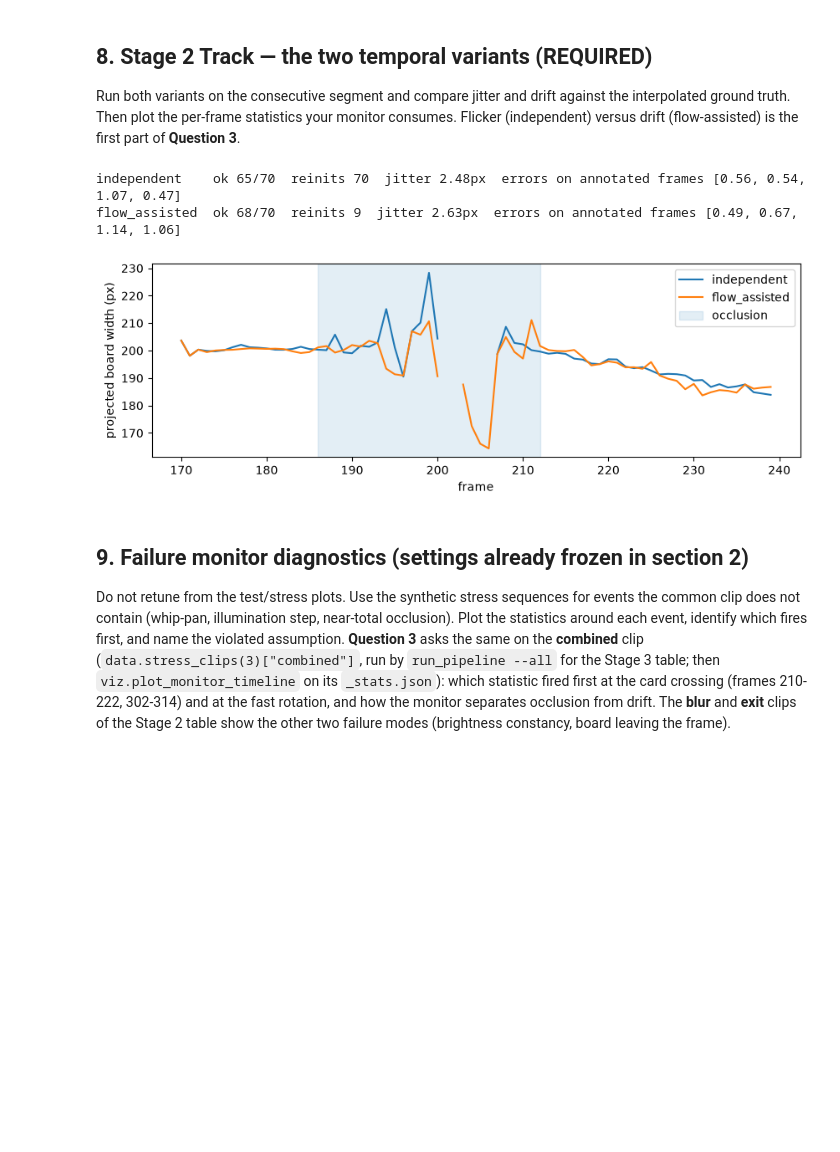
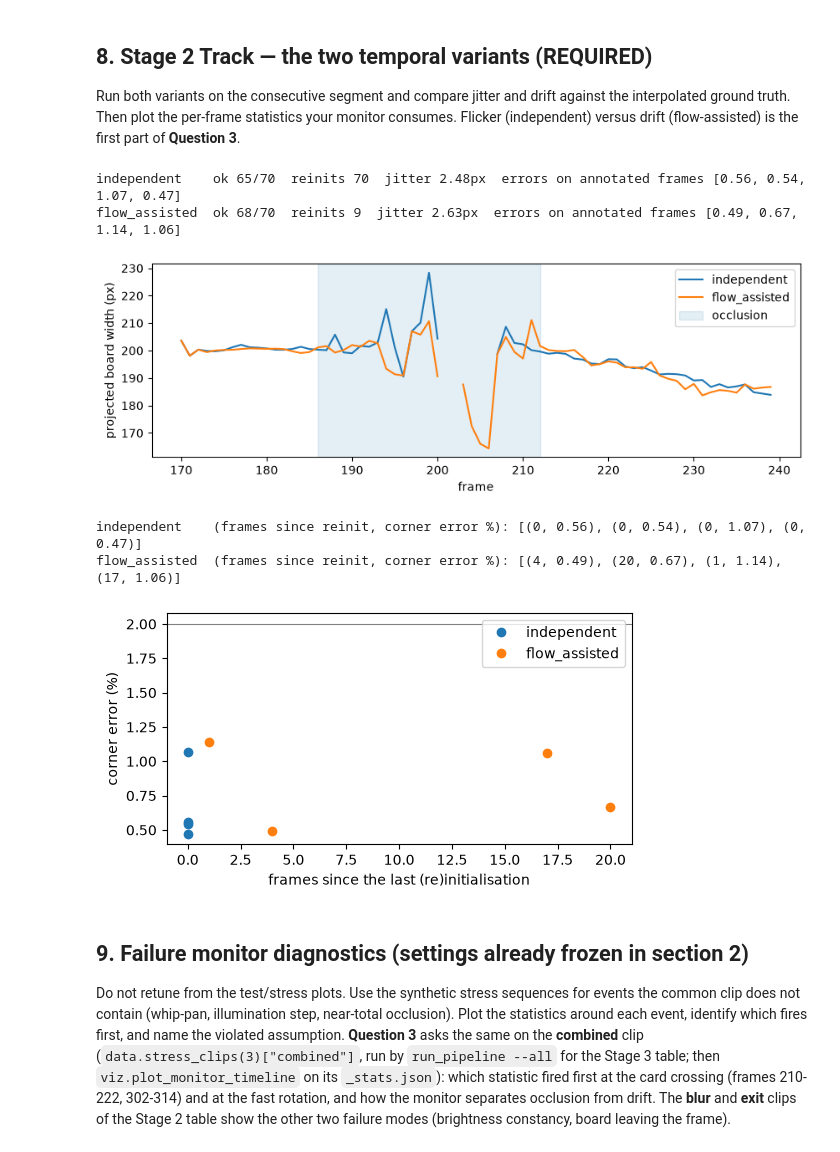
Before and after one commit to ducthien-k24/CS4243_Lab2, a Jupyter notebook: code/notebooks/02_localisation_and_temporal.ipynb, the cells around one changed output. Drawn from its saved outputs; the diff is of its cells as text; code cells hidden in the pictures; blank space fills up the shorter version.

```diff
--- a/code/notebooks/02_localisation_and_temporal.ipynb
+++ b/code/notebooks/02_localisation_and_temporal.ipynb
@@ -247,27 +281,41 @@ of **Question 3**.
 # %%
 gt_all = data.load_gt_corners(scale=factor); gt_frames = sorted(gt_all); gt_list = [gt_all[f] for f in gt_frames]
 results = {}
 for variant in ("independent", "flow_assisted"):
     cfg = replace(config.track, variant=variant)
     results[variant] = track_board(seg, TrackInit(reference, config.localisation), cfg)
     res = results[variant]
     pred = {seg_idx[k]: res.corners[k] for k in range(len(seg_idx)) if res.status[k] == "ok"}
     errs = {f: metrics.corner_error(pred[f], gt_all[f]) for f in pred if f in gt_all}
     print(f"{variant:14s} ok {sum(s == 'ok' for s in res.status)}/{len(seg)}  reinits {len(res.reinit_frames)}  "
           f"jitter {metrics.jitter(pred, gt_frames, gt_list):.2f}px  errors on annotated frames {[round(e*100,2) for e in errs.values()]}")
 fig, ax = plt.subplots(figsize=(10, 3))
 for variant, res in results.items():
     ax.plot(seg_idx, [np.linalg.norm(c[1] - c[0]) if np.all(np.isfinite(c)) else np.nan for c in res.corners], label=variant)
 occlusion_events = sp.read_json(data.DATASET_SUMMARY)["common_clip"]["events"]["occlusion"]   # [start, end] frame pairs
 for k, (a, b) in enumerate(e for e in occlusion_events if e[1] >= seg_idx[0] and e[0] <= seg_idx[-1]):
     ax.axvspan(a, b, alpha=.12, color="tab:blue", label="occlusion" if k == 0 else None)
 ax.set_xlabel("frame"); ax.set_ylabel("projected board width (px)"); ax.legend(); plt.show()
 
 # YOUR CODE HERE — drift: corner error as a function of frames since the last reinitialisation (use metrics.drift)
+# [filled] Drift: corner error on the annotated frames of the segment against frames since the last (re)initialisation. [AI-DESIGN] [AI-CODE] Idea and coding guidance from Claude.
+fig, ax = plt.subplots(figsize=(6, 3))
+for variant, res in results.items():
+    pred = {seg_idx[k]: res.corners[k] for k in range(len(seg_idx)) if res.status[k] == "ok"}
+    errs = {f: metrics.corner_error(pred[f], gt_all[f]) for f in pred if f in gt_all}
+    since = metrics.drift(errs, [seg_idx[k] for k in res.reinit_frames])      # reinit indices are positions in seg
+    print(f"{variant:14s} (frames since reinit, corner error %):", [(s, round(e * 100, 2)) for s, e in since])
+    if since:
+        ax.plot([s for s, _ in since], [e * 100 for _, e in since], "o", label=variant)
+ax.axhline(config.localisation.success_threshold * 100, color="gray", lw=.8)
+ax.set_xlabel("frames since the last (re)initialisation"); ax.set_ylabel("corner error (%)"); ax.legend(); plt.show()
 # %% [output]
 independent    ok 65/70  reinits 70  jitter 2.48px  errors on annotated frames [0.56, 0.54, 1.07, 0.47]
 flow_assisted  ok 68/70  reinits 9  jitter 2.63px  errors on annotated frames [0.49, 0.67, 1.14, 1.06]
 [figure]
+independent    (frames since reinit, corner error %): [(0, 0.56), (0, 0.54), (0, 1.07), (0, 0.47)]
+flow_assisted  (frames since reinit, corner error %): [(4, 0.49), (20, 0.67), (1, 1.14), (17, 1.06)]
+[figure, added]
 # %% [markdown]
 ## 9. Failure monitor diagnostics (settings already frozen in section 2)
 Do not retune from the test/stress plots. Use the synthetic stress sequences for events the common clip does not contain (whip-pan, illumination step, near-total
```
Also changed, not shown: parts of 3 cells of this notebook, 5 other files.
